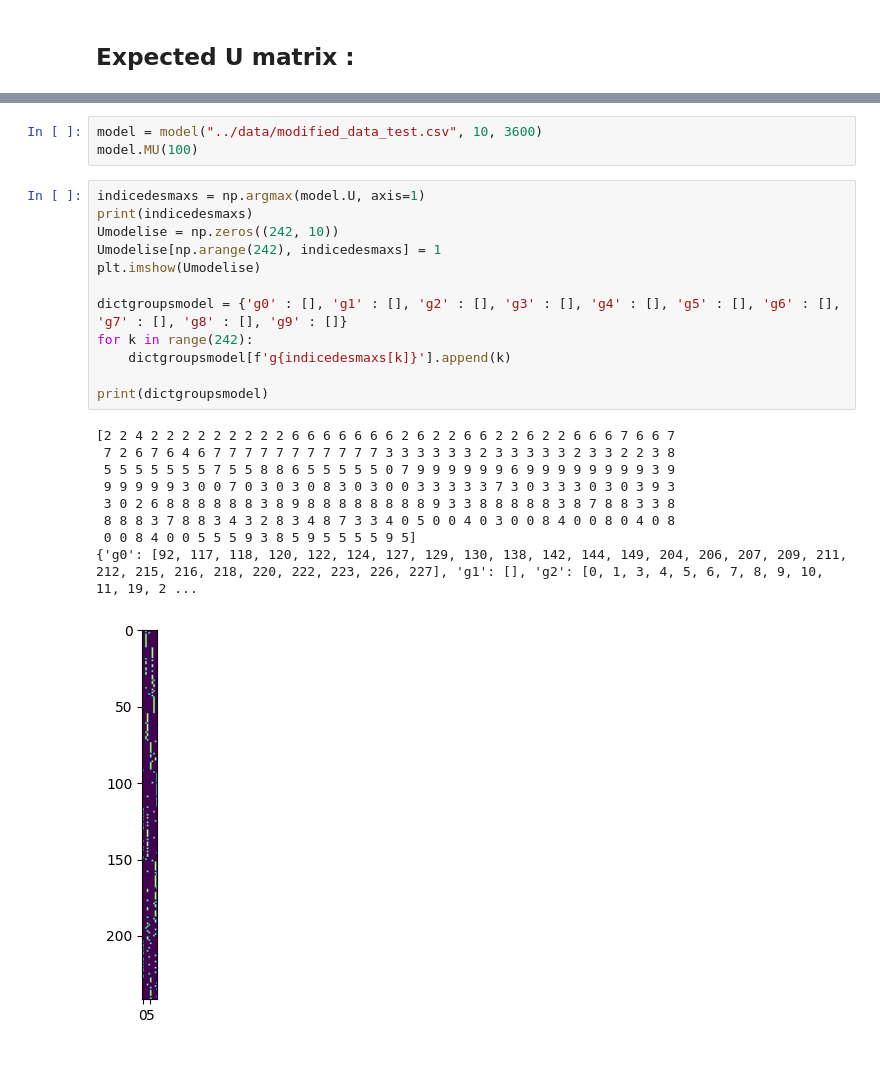
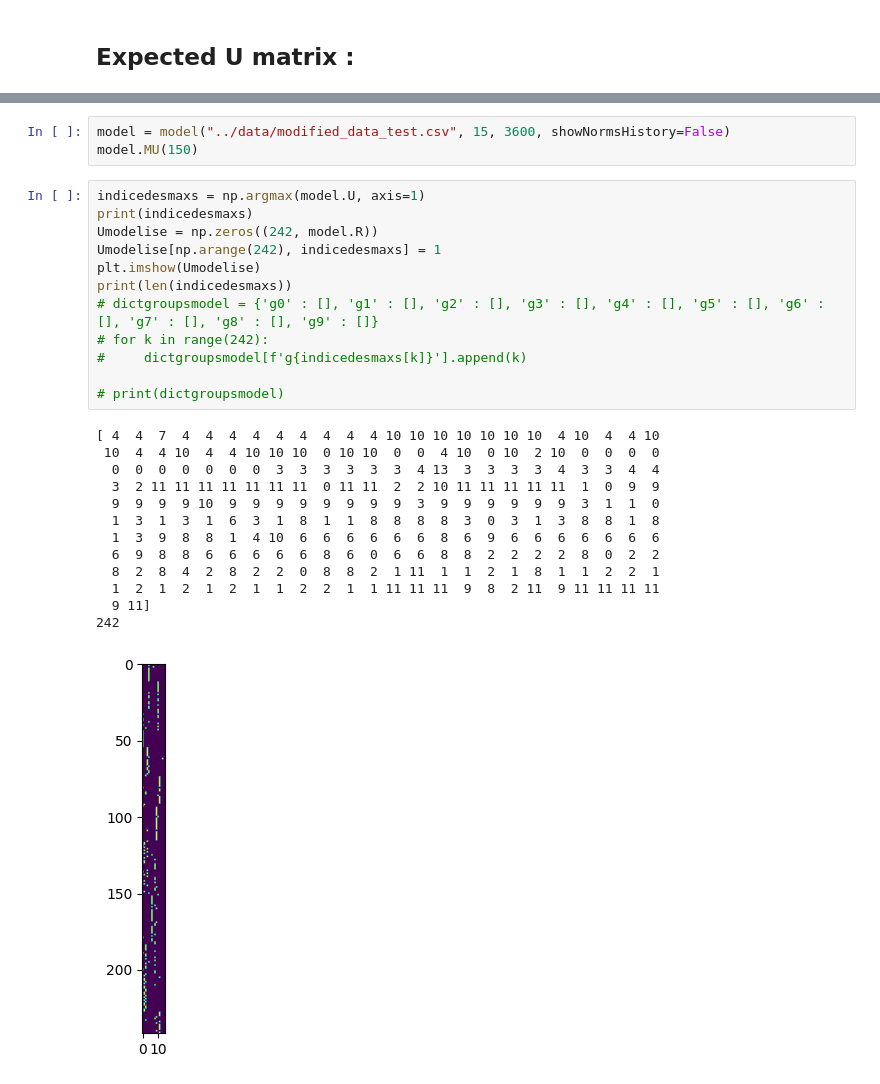
Before and after one commit to ange-kokotakis/tensorFactorizationForGroupDetection, a Jupyter notebook: src/main.ipynb, the cells around one changed output, grey strips where cells are left out. Saved outputs shown, nothing was run; the diff lists cells and outputs as text.

```diff
--- a/src/main.ipynb
+++ b/src/main.ipynb
@@ -34,27 +36,31 @@ print(dictgroups)
 {'1A': [125, 152, 154, 155, 156, 157, 159, 161, 162, 163, 164, 165, 166, 167, 168, 172, 173, 174, 175, 176, 178, 180, 181], '1B': [94, 95, 96, 97, 98, 99, 101, 102, 103, 104, 105, 106, 107, 108, 110,  ...
 [figure]
 # %%
-model = model("../data/modified_data_test.csv", 10, 3600)
-model.MU(100)
+model = model("../data/modified_data_test.csv", 15, 3600, showNormsHistory=False)
+model.MU(150)
 # %%
 indicedesmaxs = np.argmax(model.U, axis=1)
 print(indicedesmaxs)
-Umodelise = np.zeros((242, 10))
+Umodelise = np.zeros((242, model.R))
 Umodelise[np.arange(242), indicedesmaxs] = 1
 plt.imshow(Umodelise)
+print(len(indicedesmaxs))
+# dictgroupsmodel = {'g0' : [], 'g1' : [], 'g2' : [], 'g3' : [], 'g4' : [], 'g5' : [], 'g6' : [], 'g7' : [], 'g8' : [], 'g9' : []}
+# for k in range(242):
+#     dictgroupsmodel[f'g{indicedesmaxs[k]}'].append(k)
 
-dictgroupsmodel = {'g0' : [], 'g1' : [], 'g2' : [], 'g3' : [], 'g4' : [], 'g5' : [], 'g6' : [], 'g7' : [], 'g8' : [], 'g9' : []}
-for k in range(242):
-    dictgroupsmodel[f'g{indicedesmaxs[k]}'].append(k)
-
-print(dictgroupsmodel)
+# print(dictgroupsmodel)
 # %% [output]
-[2 2 4 2 2 2 2 2 2 2 2 2 6 6 6 6 6 6 6 2 6 2 2 6 6 2 2 6 2 2 6 6 6 7 6 6 7
- 7 2 6 7 6 4 6 7 7 7 7 7 7 7 7 7 7 7 3 3 3 3 3 3 2 3 3 3 3 3 2 3 3 2 2 3 8
- 5 5 5 5 5 5 5 7 5 5 8 8 6 5 5 5 5 5 0 7 9 9 9 9 9 9 6 9 9 9 9 9 9 9 9 3 9
- 9 9 9 9 9 3 0 0 7 0 3 0 3 0 8 3 0 3 0 0 3 3 3 3 3 7 3 0 3 3 3 0 3 0 3 9 3
- 3 0 2 6 8 8 8 8 8 8 3 8 9 8 8 8 8 8 8 8 8 9 3 3 8 8 8 8 8 3 8 7 8 8 3 3 8
- 8 8 8 3 7 8 8 3 4 3 2 8 3 4 8 7 3 3 4 0 5 0 0 4 0 3 0 0 8 4 0 0 8 0 4 0 8
- 0 0 8 4 0 0 5 5 5 9 3 8 5 9 5 5 5 5 9 5]
-{'g0': [92, 117, 118, 120, 122, 124, 127, 129, 130, 138, 142, 144, 149, 204, 206, 207, 209, 211, 212, 215, 216, 218, 220, 222, 223, 226, 227], 'g1': [], 'g2': [0, 1, 3, 4, 5, 6, 7, 8, 9, 10, 11, 19, 2 ...
+[ 4  4  7  4  4  4  4  4  4  4  4  4 10 10 10 10 10 10 10  4 10  4  4 10
+ 10  4  4 10  4  4 10 10 10  0 10 10  0  0  4 10  0 10  2 10  0  0  0  0
+  0  0  0  0  0  0  0  3  3  3  3  3  3  4 13  3  3  3  3  4  3  3  4  4
+  3  2 11 11 11 11 11 11 11  0 11 11  2  2 10 11 11 11 11 11  1  0  9  9
+  9  9  9  9 10  9  9  9  9  9  9  9  9  3  9  9  9  9  9  9  3  1  1  0
+  1  3  1  3  1  6  3  1  8  1  1  8  8  8  8  3  0  3  1  3  8  8  1  8
+  1  3  9  8  8  1  4 10  6  6  6  6  6  6  8  6  9  6  6  6  6  6  6  6
+  6  9  8  8  6  6  6  6  6  8  6  0  6  6  8  8  2  2  2  2  8  0  2  2
+  8  2  8  4  2  8  2  2  0  8  8  2  1 11  1  1  2  1  8  1  1  2  2  1
+  1  2  1  2  1  2  1  1  2  2  1  1 11 11 11  9  8  2 11  9 11 11 11 11
+  9 11]
+242
-[figure, old version]
+[figure, new version]
```
Also changed, not shown: parts of 3 cells of this notebook.
